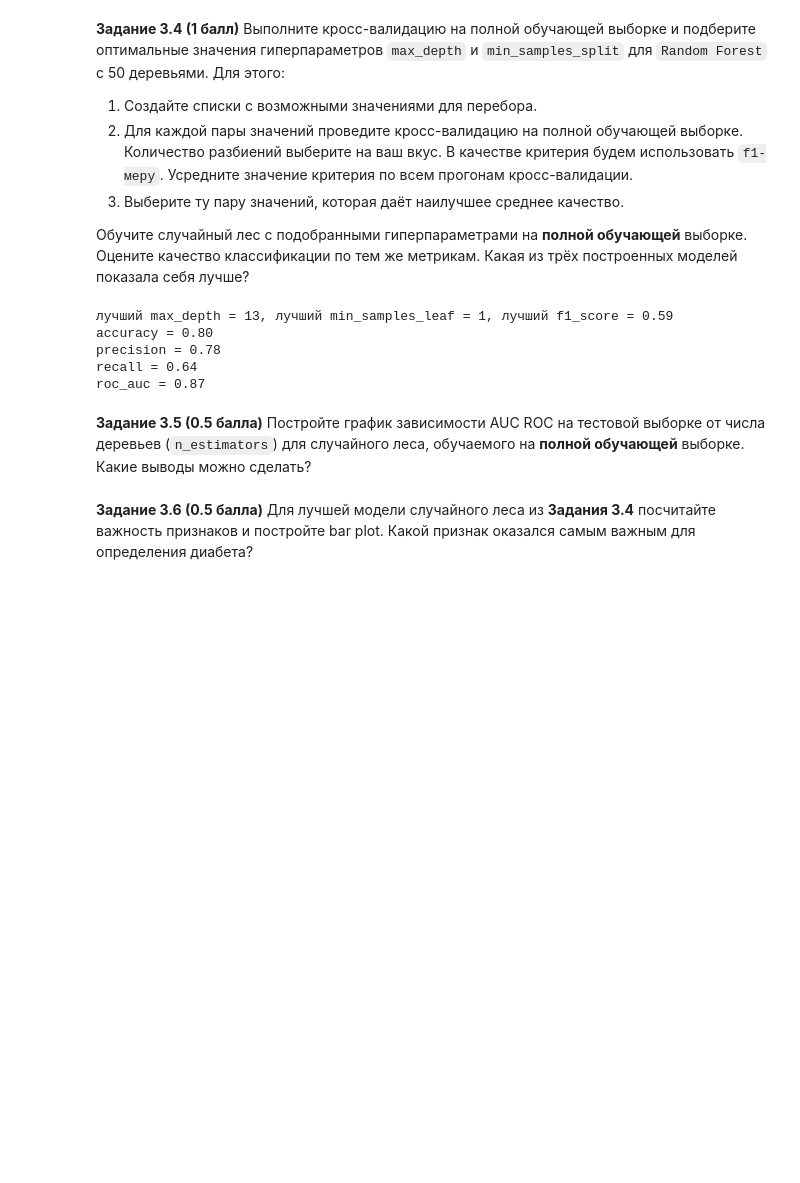
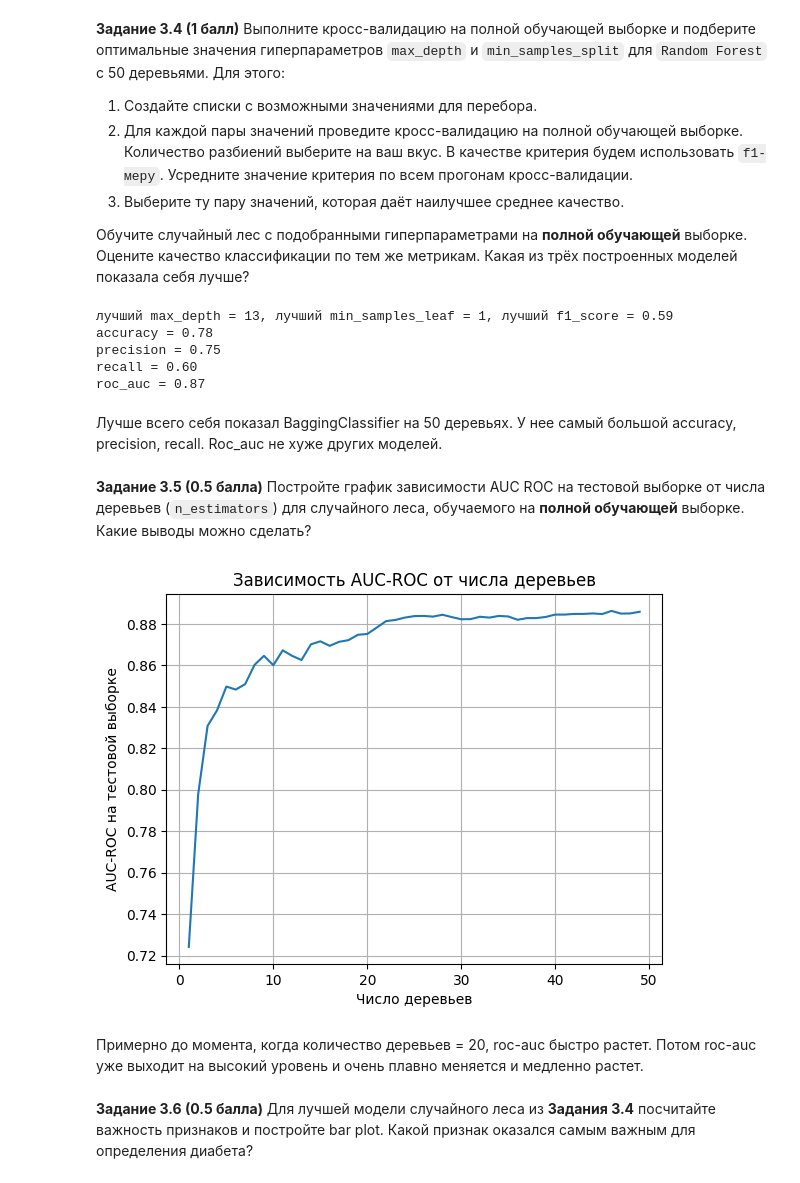
Before and after one commit to stass9966/programming-technologies, a Jupyter notebook: 2025/homeworks/hw07_trees/hw07_trees_rf.ipynb, the cells around one changed output. Cells and saved outputs as stored; diff of their text form; code cells hidden in the pictures; blank space fills up the shorter version.

```diff
--- a/2025/homeworks/hw07_trees/hw07_trees_rf.ipynb
+++ b/2025/homeworks/hw07_trees/hw07_trees_rf.ipynb
@@ -541,10 +528,9 @@ y = data['class'].values
 
 X_train, X_test, y_train, y_test = train_test_split(X, y, test_size=0.5, random_state=3)
 
-dt = DecisionTree(
-    feature_types = ['categorical'] * (X.shape[1]),
-    max_depth = None,
-    min_samples_split = None,
-    min_samples_leaf = None,
-    task = "classification"
-)
+feature_types = ['categorical'] * X.shape[1]
+model = DecisionTree(feature_types=feature_types)
+model.fit(X_train, y_train)
+y_pred = model.predict(X_test)
+accuracy = np.mean(y_pred == y_test)
+print(f"Accuracy: {accuracy:.4f}")
@@ -699,9 +687,11 @@ print(f'recall = {recall:.2f}')
 print(f'roc_auc = {roc_auc:.2f}')
 # %% [output]
 лучший max_depth = 13, лучший min_samples_leaf = 1, лучший f1_score = 0.59
-accuracy = 0.80
-precision = 0.78
-recall = 0.64
+accuracy = 0.78
+precision = 0.75
+recall = 0.60
 roc_auc = 0.87
+# %% [markdown]
+Лучше всего себя показал BaggingClassifier на 50 деревьях. У нее самый большой accuracy, precision, recall. Roc_auc не хуже других моделей.
 # %% [markdown]
 **Задание 3.5 (0.5 балла)** Постройте график зависимости AUC ROC на тестовой выборке от числа деревьев (`n_estimators`) для случайного леса, обучаемого на **полной обучающей** выборке. Какие выводы можно сделать?
@@ -710,2 +698,22 @@ roc_auc = 0.87
+# %%
+# ᕕ(╭ರ╭ ͟ʖ╮•́)⊃¤=(————
+aucs = []
+
+for n_estimator in list(range(1, 50)):
+  rf = RandomForestClassifier(n_estimators=n_estimator, max_depth=max_depth, min_samples_leaf=min_samples_leaf, random_state=8)
+  rf.fit(X_train, y_train)
+  current_auc = roc_auc_score(y_test, rf.predict_proba(X_test)[:, 1])
+  aucs.append(current_auc)
+
+plt.plot(list(range(1, 50)), aucs)
+plt.title('Зависимость AUC-ROC от числа деревьев')
+plt.xlabel('Число деревьев')
+plt.ylabel('AUC-ROC на тестовой выборке')
+plt.grid(True)
+plt.show()
+# %% [output]
+[figure, added]
+# %% [markdown]
+Примерно до момента, когда количество деревьев = 20, roc-auc быстро растет. Потом roc-auc уже выходит на высокий уровень и очень плавно меняется и медленно растет.
 # %% [markdown]
 **Задание 3.6 (0.5 балла)** Для лучшей модели случайного леса из **Задания 3.4** посчитайте важность признаков и постройте bar plot. Какой признак оказался самым важным для определения диабета?
```
Also changed, not shown: parts of 6 cells of this notebook.
